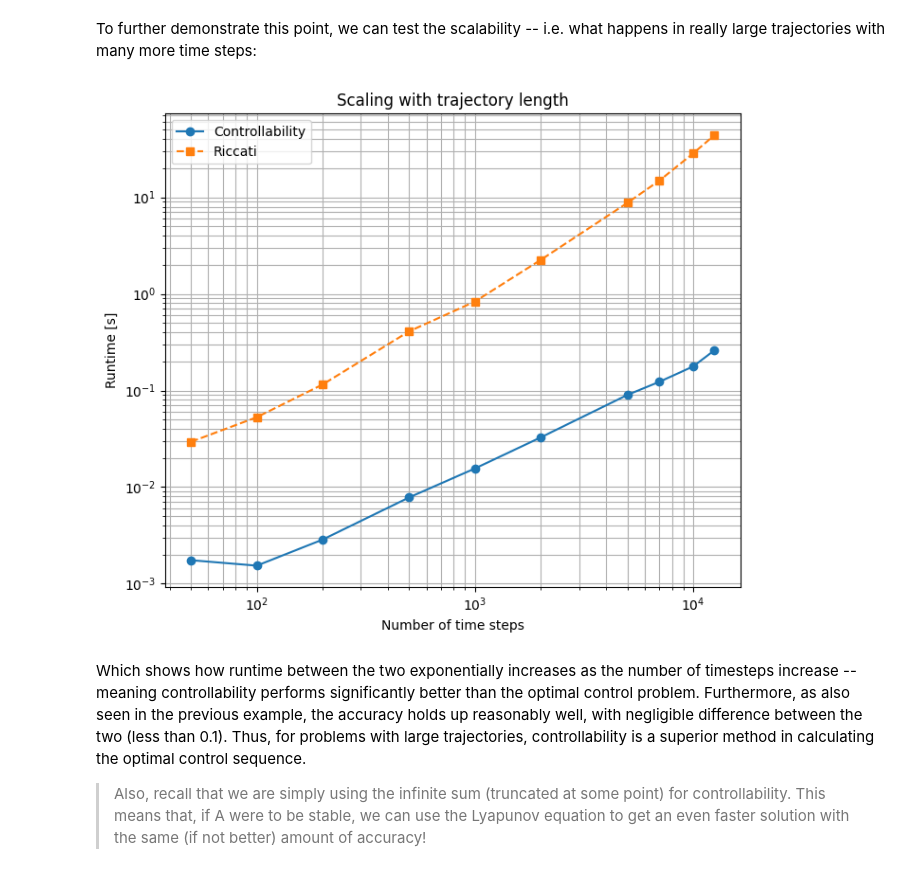
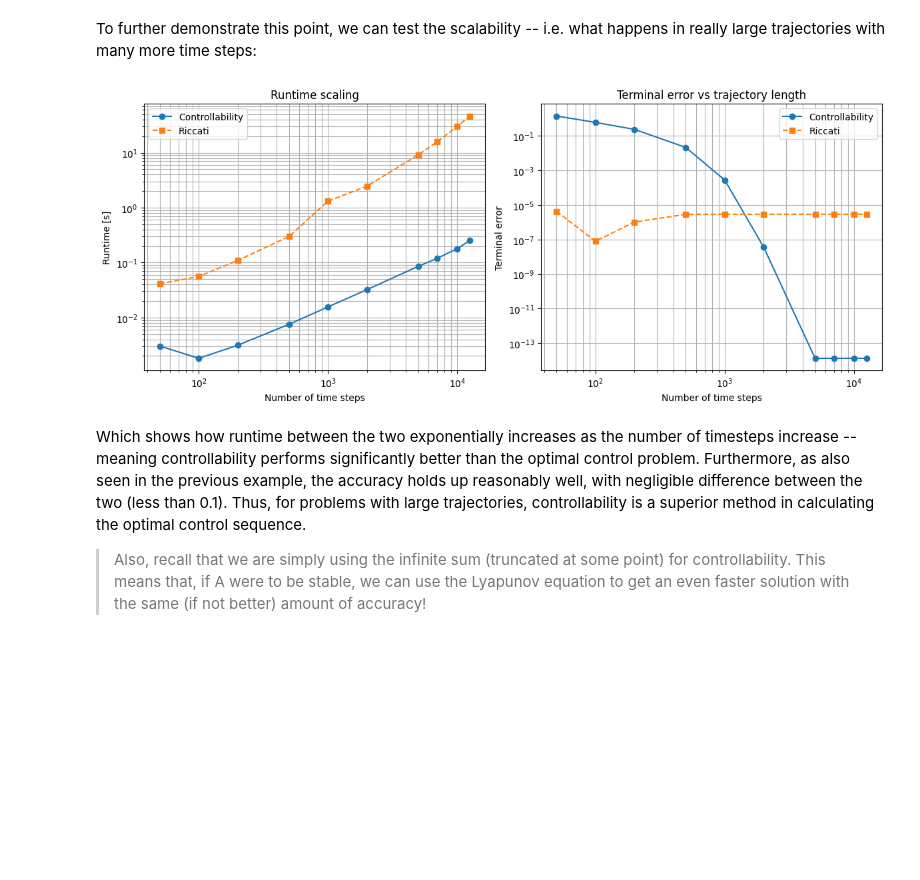
Before and after one commit to p-smith22/dymad-dev, a Jupyter notebook: examples/controllability/part_1.ipynb, the cells around one changed output. Drawn from its saved outputs; the diff is of its cells as text; code cells hidden in the pictures; blank space fills up the shorter version.

```diff
--- a/examples/controllability/part_1.ipynb
+++ b/examples/controllability/part_1.ipynb
@@ -249,9 +249,9 @@ To show the versatility and power of the Controllability Gramain, lets analyze t
 > where, to mimic controllability-like behavior, we set $Q \approx 0$, which reduces the optimization problem to only  minimize control energy. This should allow us to analyze an analytical approach (i.e. controllability) and an optimization problem (i.e. our manipulated Riccati equation), verifying the accuracy between the two while differentiating the computation time between the two.
 # %%
 # Problem settings:
-x_f = np.array([np.pi / 2, 0]).T
+x_f = np.array([np.pi / 2, np.pi / 3]).T
 x_0 = np.array([0, 0]).T
-n_tsteps = 1000
+n_tsteps = 750
 
 # Recompute controllability:
 Ctrl, W = controllability(A, B, n_tsteps)
@@ -276,7 +276,7 @@ elapsed_ric = end_time_ric - start_time_ric
 plot_traj(np.stack([x_ctr[1:].T, x_ric[1:].T], axis=-1), np.stack([u_ctr, u_ric.T], axis=-1), n_tsteps, x_f, lab=['Controllability', "Riccati"], line=['-','-.'])
 cost_ctr = np.sum(u_ctr**2)
 cost_ric = np.sum(u_ric**2)
-print(f"Controllability control energy of {cost_ctr:.3f}, endpoint error of {np.linalg.norm(x_ctr[-1, :] - x_f):.3f}, and elapsed time of {elapsed_ctr:.3f}")
+print(f"Controllability control energy of {cost_ctr:.3f}, endpoint error of {np.linalg.norm(x_ctr[-1, :] - x_f):.2e}, and elapsed time of {elapsed_ctr:.3f}")
 print(f"Riccati control energy of {cost_ric:.3f}, endpoint error of {np.linalg.norm(x_ric[-1, :] - x_f):.2e}, and elapsed time of {elapsed_ric:.3f}")
 print(f"Controllability is faster by a factor of {elapsed_ric / elapsed_ctr:.1f}!")
 # %% [output]
@@ -296,47 +296,62 @@ n_vals = [50, 100, 200, 500, 1000, 2000, 5000, 7000, 10000, 12500]
 
 # Initialize lists:
 time_ctr, time_ric = [], []
+err_ctr = np.zeros(len(n_vals))
+err_ric = np.zeros(len(n_vals))
 
 # Weights:
 Q = 1e-8 * np.eye(A.shape[0])
 R = np.eye(B.shape[1])
 
 # Sweep horizon lengths:
+counter = 0
 for n_tsteps in n_vals:
 
     # Controllability:
     t0 = time.time()
     Ctrl, W = controllability(A, B, n_tsteps)
     x_ctr, u_ctr = optimal_ctrl(A, B, C, model, Ctrl, W, n_tsteps, x_0, x_f, plot_graph=False)
     t1 = time.time()
 
     # Calculate controllability results:
+    err_ctr[counter] = np.linalg.norm(x_ctr[-1, :] - x_f)
     time_ctr.append(t1 - t0)
 
     # Riccati Optimization:
     t0 = time.time()
     x_ric, u_ric = riccati_opt(A, B, C, model, x_0, x_f, n_tsteps, Q, R)
     t1 = time.time()
 
     # Calculate Riccati results:
+    err_ric[counter] = np.linalg.norm(x_ric[-1, :] - x_f)
     time_ric.append(t1 - t0)
+    counter += 1
 
-# Plot results:
-plt.figure(figsize=(7, 6))
+# Initialize plotting:
+plt.figure(figsize=(12, 5))
 
-# Plot runtime vs number of time steps:
+# Plot runtime as a function of n_tsteps;
+plt.subplot(1, 2, 1)
 plt.loglog(n_vals, time_ctr, 'o-', label='Controllability')
 plt.loglog(n_vals, time_ric, 's--', label='Riccati')
-
-# Plot settings:
+plt.xlabel("Number of time steps")
 plt.ylabel("Runtime [s]")
-plt.xlabel("Number of time steps")
+plt.title("Runtime scaling")
 plt.grid(True, which="both")
 plt.legend()
-plt.title("Scaling with trajectory length")
+
+# Plot error as a function of n_tsteps;
+plt.subplot(1, 2, 2)
+plt.loglog(n_vals, err_ctr, 'o-', label='Controllability')
+plt.loglog(n_vals, err_ric, 's--', label='Riccati')
+plt.xlabel("Number of time steps")
+plt.ylabel("Terminal error")
+plt.title("Terminal error vs trajectory length")
+plt.grid(True, which="both")
+plt.legend()
 plt.tight_layout()
 # %% [output]
-[figure, old version]
+[figure, new version]
 # %% [markdown]
 Which shows how runtime between the two exponentially increases as the number of timesteps increase -- meaning controllability performs significantly better than the optimal control problem. Furthermore, as also seen in the previous example, the accuracy holds up reasonably well, with negligible difference between the two (less than 0.1). Thus, for problems with large trajectories, controllability is a superior method in calculating the optimal control sequence.
 > Also, recall that we are simply using the infinite sum (truncated at some point) for controllability. This means that, if A were to be stable, we can use the Lyapunov equation to get an even faster solution with the same (if not better) amount of accuracy!
```
Also changed, not shown: parts of 3 cells of this notebook, 2 other files.
